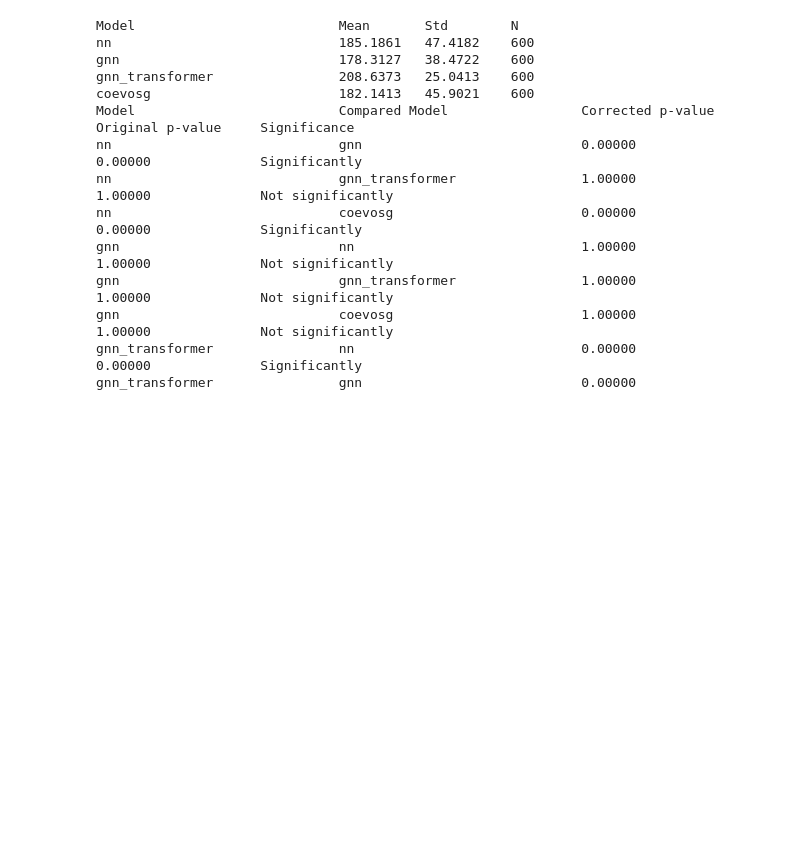
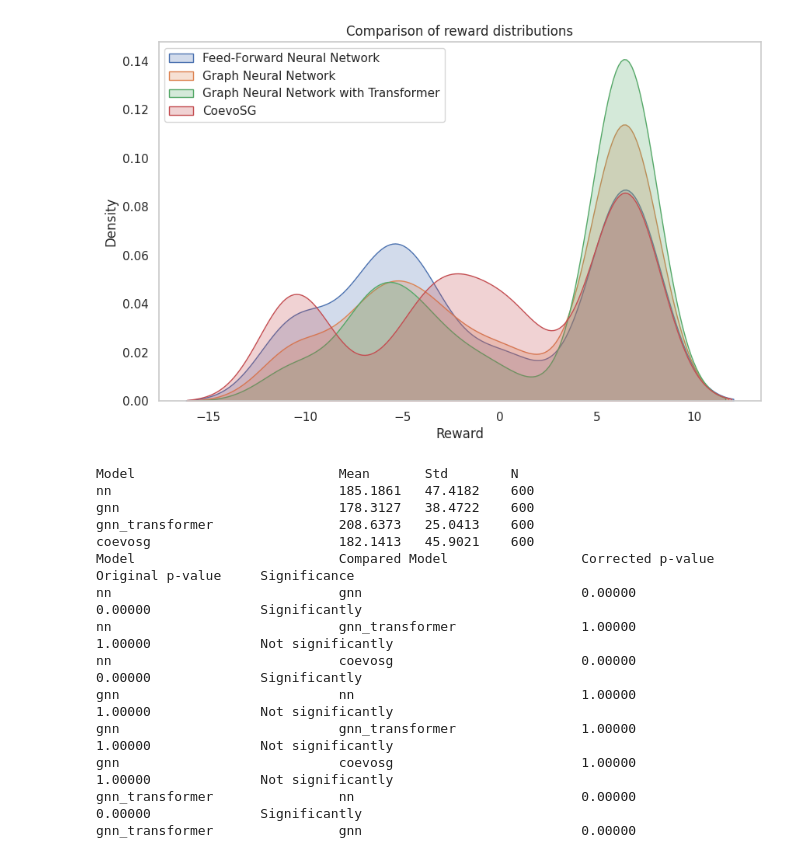
Before and after one commit to Simonexc/StackelbergGames, a Jupyter notebook: src/evaluate.ipynb, the cells around one changed output. Cells and saved outputs as stored; diff of their text form; code cells hidden in the pictures; blank space fills up the shorter version.

```diff
--- a/src/evaluate.ipynb
+++ b/src/evaluate.ipynb
@@ -120,3 +120,7 @@ def get_summarized_results_for_all_models(data, print_results=False):
         for model in dict_names:
             print(f"{model:<30} {out[model]['mean']:<10.4f} {out[model]['std']:<10.4f} {out[model]['n']:<10}")
     return out
+# %%
+poachers_10 = read_data("results2/test_poachers_10_20_41.yaml")
+_ = get_summarized_results_for_all_models(poachers_10, print_results=True)
+_ = compare_all_models(poachers_10, print_results=True)
@@ -123,3 +146,7 @@ def get_summarized_results_for_all_models(data, print_results=False):
+# %%
+plot_density(poachers_10)
+# %% [output]
+[figure, added]
 # %%
 flipit_25 = read_data("results/test_flipit_25_20_41.yaml")
 _ = get_summarized_results_for_all_models(flipit_25, print_results=True)
```
Also changed, not shown: parts of 1 cell of this notebook, 2 other files.
